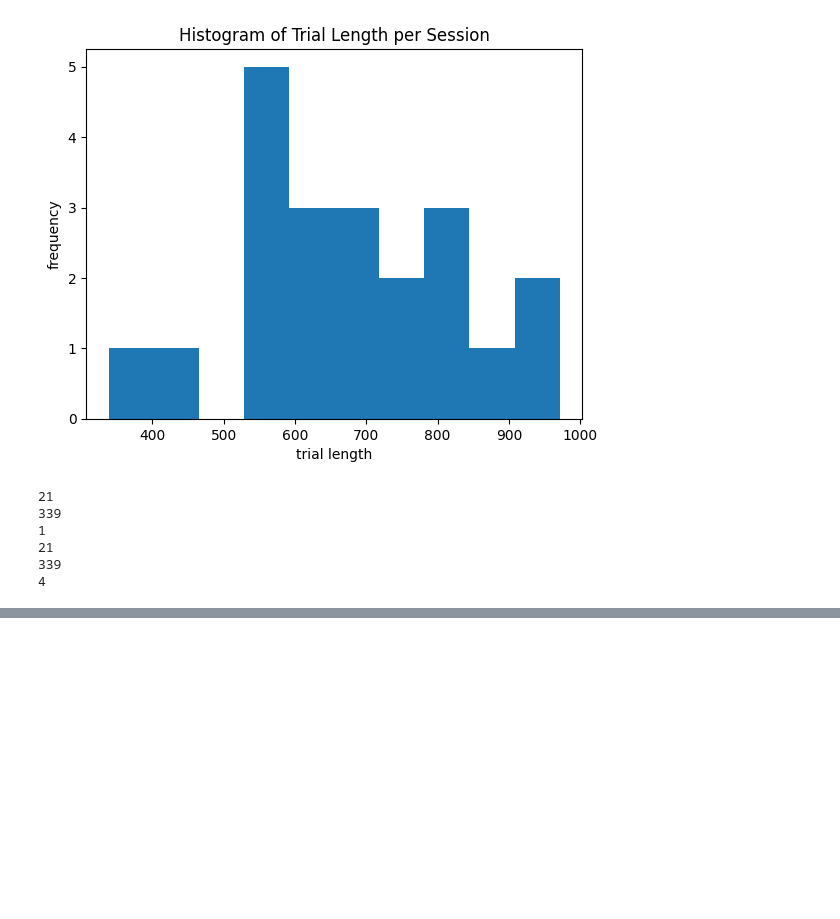
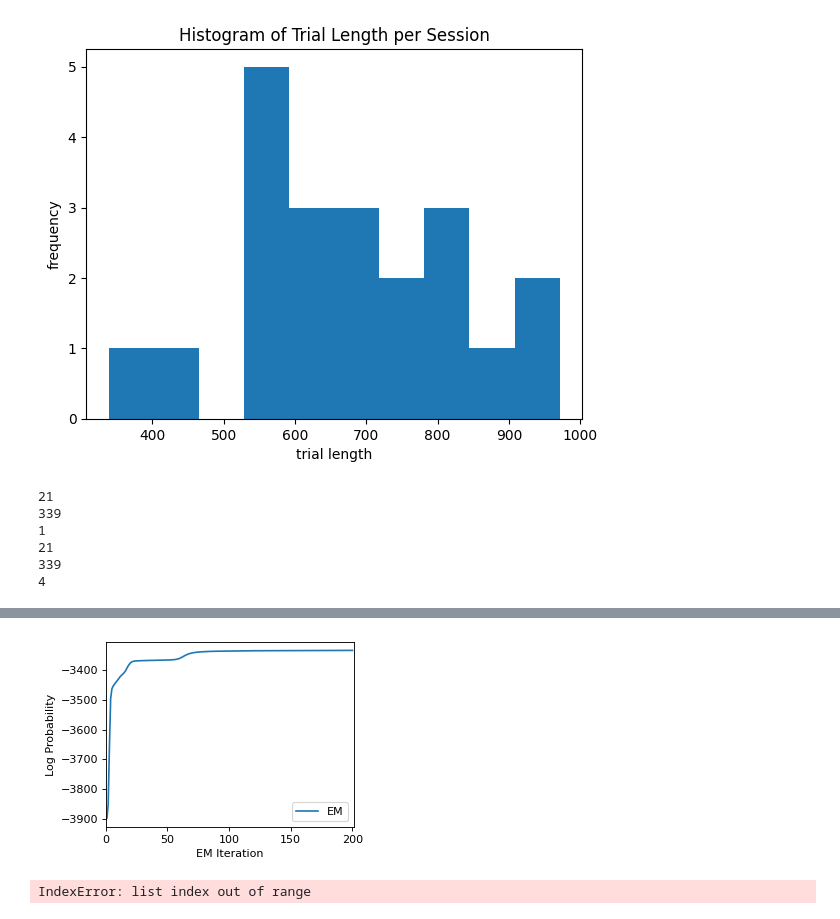
Before and after one commit to TimonKunze/ibl_tai, a Jupyter notebook: Explorations Timon.ipynb, the cells around one changed output, grey strips where cells are left out. Drawn from its saved outputs; the diff is of its cells as text; code cells hidden in the pictures; blank space fills up the shorter version.

```diff
--- a/Explorations Timon.ipynb
+++ b/Explorations Timon.ipynb
@@ -233,0 +284,19 @@ AssertionError:
+# %%
+# Plot the log probabilities of the true and fit models. Fit model final LL should be greater
+# than or equal to true LL.
+fig = plt.figure(figsize=(4, 3), dpi=80, facecolor='w', edgecolor='k')
+plt.plot(fit_ll, label="EM")
+#plt.plot([0, len(fit_ll)], true_ll * np.ones(2), ':k', label="True")
+plt.legend(loc="lower right")
+plt.xlabel("EM Iteration")
+plt.xlim(0, len(fit_ll))
+plt.ylabel("Log Probability")
+plt.show()
+# %% [output]
+[figure, added]
+# %%
+# retrieved paramters
+from ssm.util import find_permutation
+glmhmm.permute(find_permutation(true_latents[0], glmhmm.most_likely_states(true_choices[0], input=inpts[0])))
+# %% [output]
+IndexError: list index out of range
```
Also changed, not shown: parts of 11 cells of this notebook.
